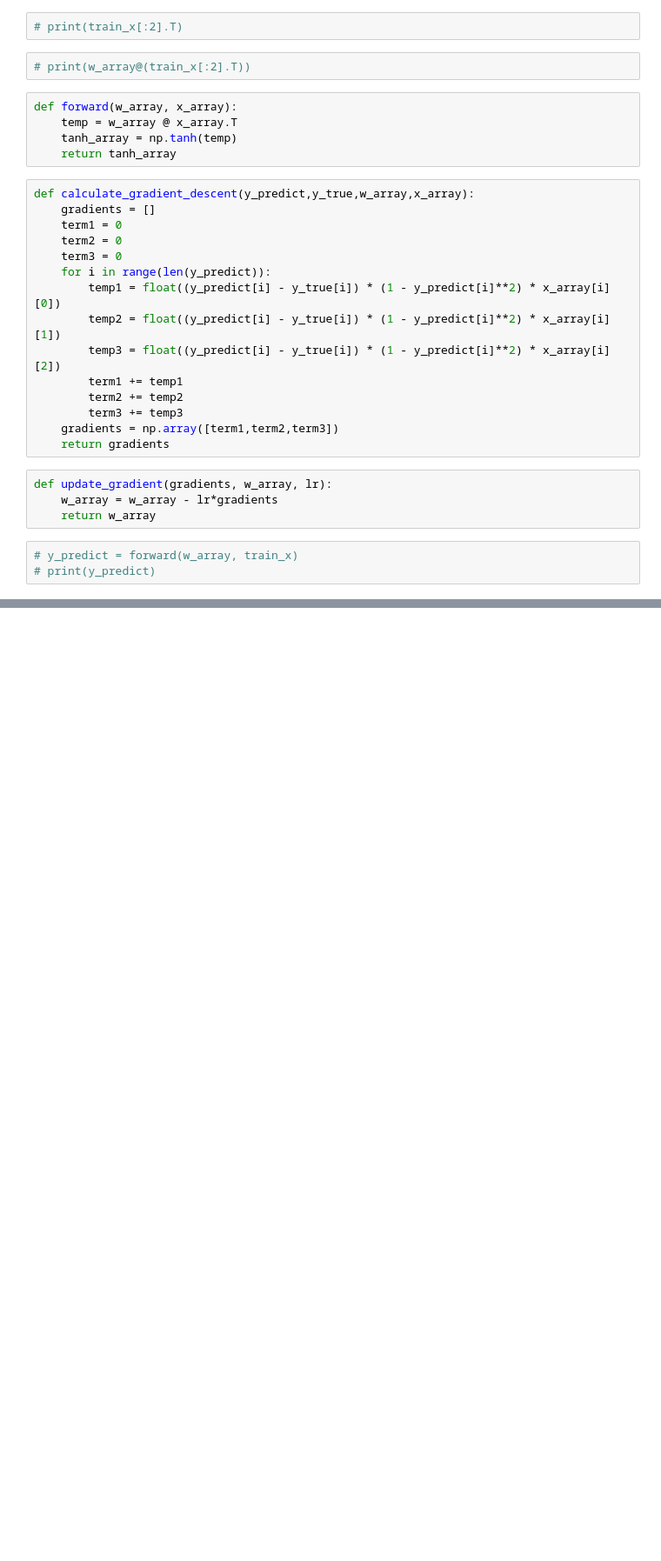
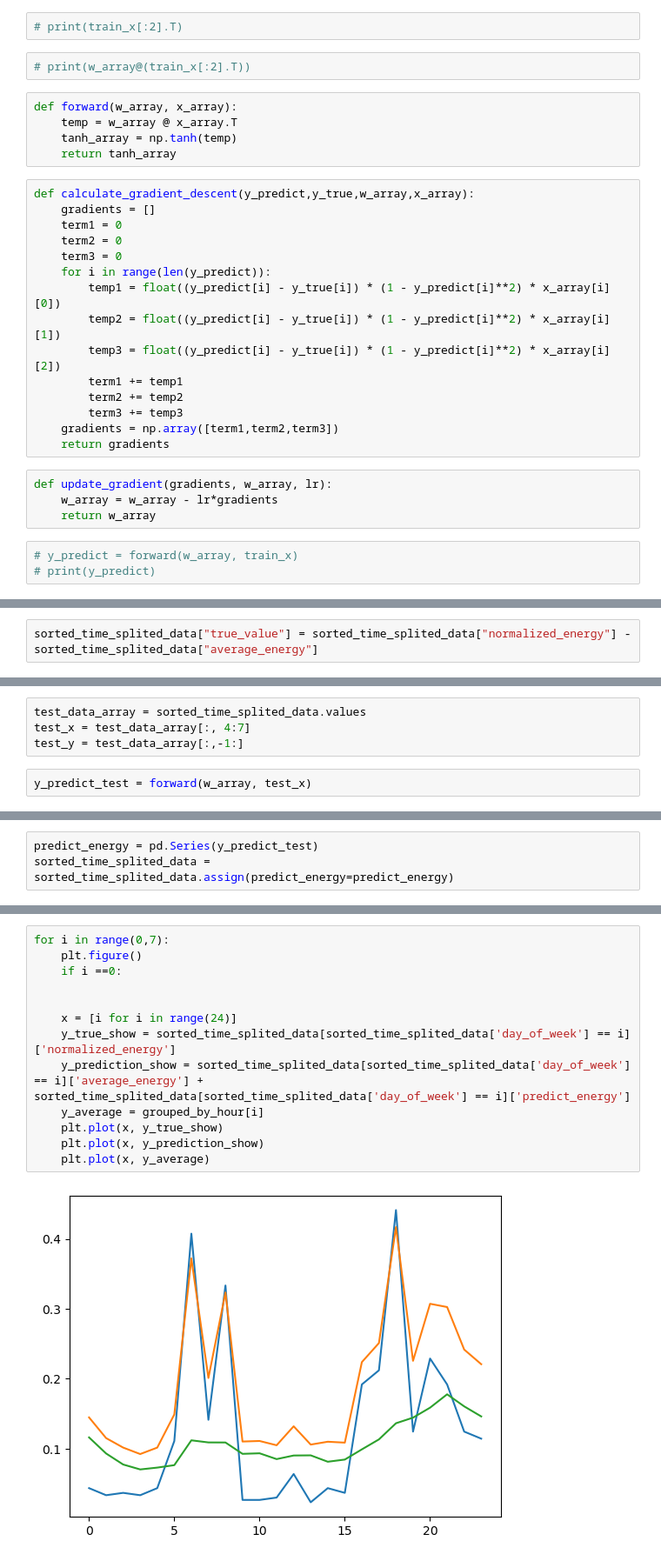
Before and after one commit to RichZhou1999/295_hw4_q4, a Jupyter notebook: Q4_self_implementation.ipynb, the cells around one changed output, grey strips where cells are left out. Shown at 87% size. Saved outputs shown, nothing was run; the diff lists cells and outputs as text; blank space fills up the shorter version.

```diff
--- a/Q4_self_implementation.ipynb
+++ b/Q4_self_implementation.ipynb
@@ -83,0 +214,2 @@ print(train_y - y_predict)
+# %%
+sorted_time_splited_data["true_value"] = sorted_time_splited_data["normalized_energy"] - sorted_time_splited_data["average_energy"]
@@ -83,0 +232,6 @@ print(train_y - y_predict)
+# %%
+test_data_array = sorted_time_splited_data.values
+test_x = test_data_array[:, 4:7]
+test_y = test_data_array[:,-1:]
+# %%
+y_predict_test = forward(w_array, test_x)
@@ -83,0 +242,3 @@ print(train_y - y_predict)
+# %%
+predict_energy = pd.Series(y_predict_test)
+sorted_time_splited_data = sorted_time_splited_data.assign(predict_energy=predict_energy)
@@ -83,0 +261,15 @@ print(train_y - y_predict)
+# %%
+for i in range(0,7):
+    plt.figure()
+    if i ==0:
+
+
+    x = [i for i in range(24)]
+    y_true_show = sorted_time_splited_data[sorted_time_splited_data['day_of_week'] == i]['normalized_energy']
+    y_prediction_show = sorted_time_splited_data[sorted_time_splited_data['day_of_week'] == i]['average_energy'] + sorted_time_splited_data[sorted_time_splited_data['day_of_week'] == i]['predict_energy']
+    y_average = grouped_by_hour[i]
+    plt.plot(x, y_true_show)
+    plt.plot(x, y_prediction_show)
+    plt.plot(x, y_average)
+# %% [output]
+[figure, added]
```
Also changed, not shown: parts of 22 cells of this notebook, 2 other files.
